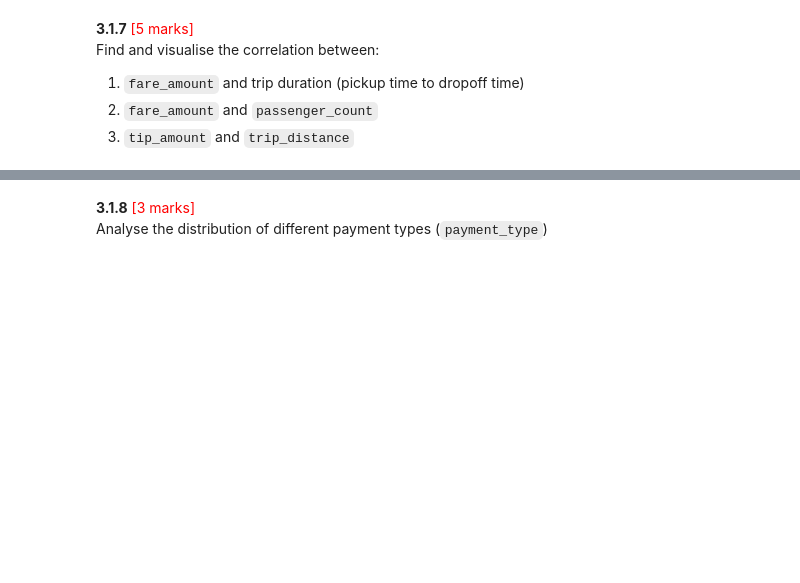
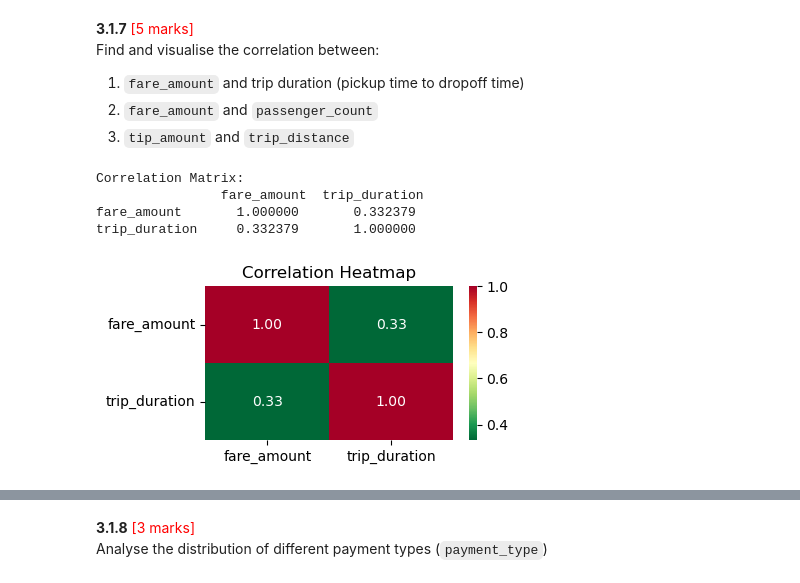
Before and after one commit to mpyar/eda_nyc_taxi, a Jupyter notebook: Analysis/EDA_Assg_NYC_Taxi_Starter.ipynb, the cells around one changed output, grey strips where cells are left out. Saved outputs shown, nothing was run; the diff lists cells and outputs as text; code cells hidden in the pictures; blank space fills up the shorter version.

```diff
--- a/Analysis/EDA_Assg_NYC_Taxi_Starter.ipynb
+++ b/Analysis/EDA_Assg_NYC_Taxi_Starter.ipynb
@@ -1205,2 +1150,29 @@ Find and visualise the correlation between:
+# %%
+# Show relationship between fare and trip duration
+
+# Derive Trip Duration
+df_non_zeros['trip_duration']=(df_non_zeros['tpep_dropoff_datetime'] - df_non_zeros['tpep_pickup_datetime']).dt.total_seconds()/60
+#Found negative trip duration for the month of 5th of November. Converting them to positive values.
+df_non_zeros['trip_duration']=df_non_zeros['trip_duration'].abs()
+
+##Function to print and plot correlation between given columns
+def col_corr(df, columns_list):
+    corr_matrix = df[columns_list].corr()
+    print("Correlation Matrix:\n", corr_matrix)
+    plt.figure(figsize=(4,2))
+    sns.heatmap(corr_matrix, annot=True, cmap='RdYlGn_r', fmt=".2f")
+    plt.title("Correlation Heatmap")
+    plt.show()
+
+columns_list = ['fare_amount','trip_duration']
+col_corr(df_non_zeros, columns_list)
+
+#fare_amount & trip_duration have weak correlation
+# %% [output]
+Correlation Matrix:
+                fare_amount  trip_duration
+fare_amount       1.000000       0.332379
+trip_duration     0.332379       1.000000
+[figure, added]
 # %%
 # Show relationship between fare and number of passengers
```
Also changed, not shown: parts of 45 cells of this notebook, 1 other file.
